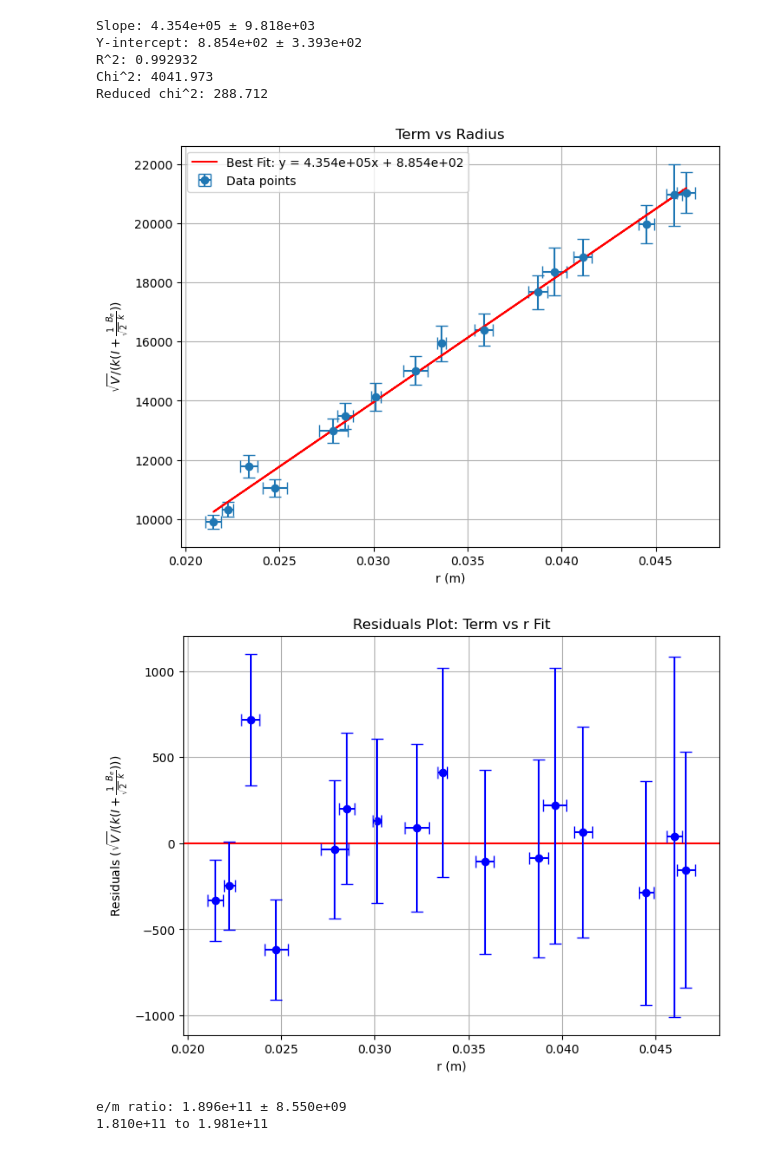
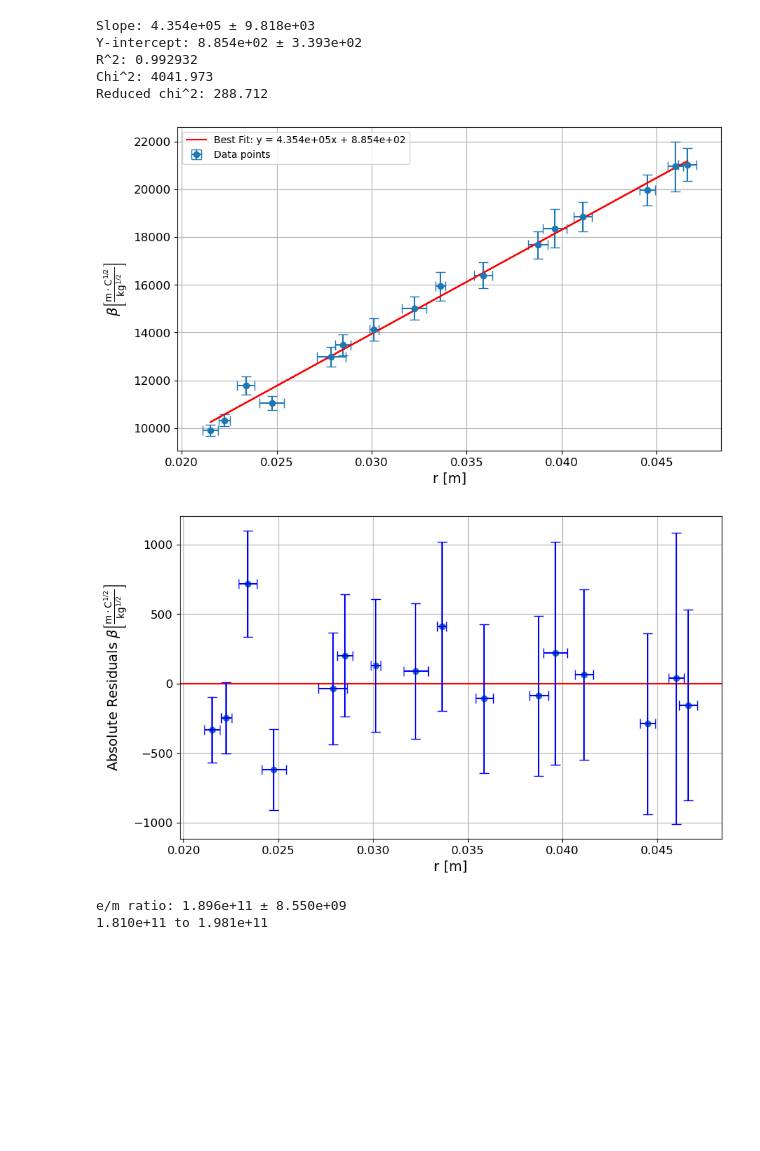
Before and after one commit to Adam-Omarali/engsci, a Jupyter notebook: PHY294/mass_electron/graphs.ipynb, the cells around one changed output. Drawn from its saved outputs; the diff is of its cells as text; code cells hidden in the pictures; blank space fills up the shorter version.

```diff
--- a/PHY294/mass_electron/graphs.ipynb
+++ b/PHY294/mass_electron/graphs.ipynb
@@ -52,15 +58,18 @@ def residual_plot(x, y, x_err, y_err, m, b, title, xlabel, ylabel, filename="res
 # %%
 def plot(x, y, x_err, y_err, m, b, title, xlabel, ylabel, filename="graph"):
     # Plot the data
-    plt.figure(figsize=(8,6))
+    plt.figure(figsize=(10,6))
     plt.errorbar(x, y, xerr=(x_err), yerr=y_err,
                 fmt='o', label='Data points', capsize=5)
     plt.plot(x, m * x + b, 'r-', label=f'Best Fit: y = {m:.3e}x + {b:.3e}')
 
     # Labels and title
-    plt.xlabel(ylabel)
-    plt.ylabel(xlabel)
-    plt.title(title)
+    plt.xticks(fontsize=12)
+    plt.yticks(fontsize=12)
+    plt.xlabel(ylabel, fontsize=14)
+    plt.ylabel(xlabel, fontsize=14)
+    if title:
+        plt.title(title, fontsize=16)
     plt.legend()
     plt.grid()
 
@@ -81,7 +90,8 @@ def B_field(I):
     return (4/5)**(3/2) * (mu_0 * NUMBER_OF_TURNS * I) / COIL_RADIUS
 
 def B_field_error(I):
-    return B_field(I) * np.sqrt((I_ERROR / I)**2 + (RADIUS_ERROR / COIL_RADIUS)**2)
+    # return B_field(I) * np.sqrt((I_ERROR / I)**2 + (RADIUS_ERROR / COIL_RADIUS)**2)
+    return B_field(I) * np.sqrt((I_ERROR / I)**2)
 # %%
 df = pd.read_csv("fixed_voltage.csv")
 
@@ -92,10 +102,14 @@ def B_corrected(I, rho):
     return B_field(I) / (1 - rho ** 4 / (COIL_RADIUS ** 4 * (0.6583 + 0.29 * rho ** 2 / COIL_RADIUS ** 2) ** 2))
 
 def add_columns(df):
+    df['Diameter 1'] = df['Diameter 1'] / 100
+    df['Diameter 2'] = df['Diameter 2'] / 100
+    df['Diameter 3'] = df['Diameter 3'] / 100
+    df['Diameter 4'] = df['Diameter 4'] / 100
     df['Mean_Diameter'] = df[['Diameter 1', 'Diameter 2', 'Diameter 3', 'Diameter 4']].mean(axis=1)
     df['Mean_Diameter_Error'] = df[['Diameter 1', 'Diameter 2', 'Diameter 3', 'Diameter 4']].std(axis=1)
-    df['Mean_Radius'] = df['Mean_Diameter'] / 2 / 100
-    df['Mean_Radius_Error'] = df['Mean_Diameter_Error'] / 2 / 100
+    df['Mean_Radius'] = df['Mean_Diameter'] / 2
+    df['Mean_Radius_Error'] = df['Mean_Diameter_Error'] / 2
     df = df.drop(['Mean_Diameter', 'Mean_Diameter_Error'], axis=1)
     df['B_c'] = df['Current'].apply(B_field)
     df['B_c_Error'] = df['Current'].apply(B_field_error)
@@ -106,6 +120,7 @@ def add_columns(df):
     return df
 
 df = add_columns(df)
+df_fixed_current = add_columns(df2)
 df_all = add_columns(df_all)
 
 df
@@ -231,41 +263,43 @@ print(f"Y-intercept: {b:.3e} ± {b_std:.3e}")
 print(f"R^2: {r_2:.6f}")
 print(f"Chi^2: {chi_2:.3f}")
 print(f"Reduced chi^2: {reduced_chi_2:.3f}")
 
 plot(
     df_all['Mean_Radius'],
     df_all['term'],
     df_all['Mean_Radius_Error'],
     df_all['term_error'],
     m, b,
-    "Term vs Radius",
-    "$\\sqrt{V}/(k(I + \\frac{1}{\\sqrt{2}}\\frac{B_e}{k}))$",
-    "r (m)",
+    None,
+    "$\\beta \\left[\\frac{\\mathrm{m} \\cdot \\mathrm{C}^{1/2}}{\\mathrm{kg}^{1/2}}\\right]$",
+    "r [m]",
     "term_vs_inverse_radius"
 )
+
+#\\sqrt{V}/(k(I + \\frac{1}{\\sqrt{2}}\\frac{B_e}{k}))
 
 residual_plot(
     df_all['Mean_Radius'],
     df_all['term'],
     df_all['Mean_Radius_Error'],
     df_all['term_error'],
     m, b,
-    "Term vs r Fit",
-    "r (m)",
-    "$\\sqrt{V}/(k(I + \\frac{1}{\\sqrt{2}}\\frac{B_e}{k}))$",
+    None,
+    "Absolute Residuals $\\beta \\left[\\frac{\\mathrm{m} \\cdot \\mathrm{C}^{1/2}}{\\mathrm{kg}^{1/2}}\\right]$",
+    "r [m]",
     "residuals_term_vs_inverse_radius"
 )
 
 e_m_ratio = m ** 2
 e_m_ratio_error = 2 * m * m_std
 # %% [output]
 Slope: 4.354e+05 ± 9.818e+03
 Y-intercept: 8.854e+02 ± 3.393e+02
 R^2: 0.992932
 Chi^2: 4041.973
 Reduced chi^2: 288.712
-[figure, old version]
+[figure, new version]
-[figure, old version]
+[figure, new version]
 # %%
 print(f"e/m ratio: {e_m_ratio:.3e} ± {e_m_ratio_error:.3e}")
 print(f"{e_m_ratio - e_m_ratio_error:.3e} to {e_m_ratio + e_m_ratio_error:.3e}")
```
Also changed, not shown: parts of 7 cells of this notebook, 23 other files.
